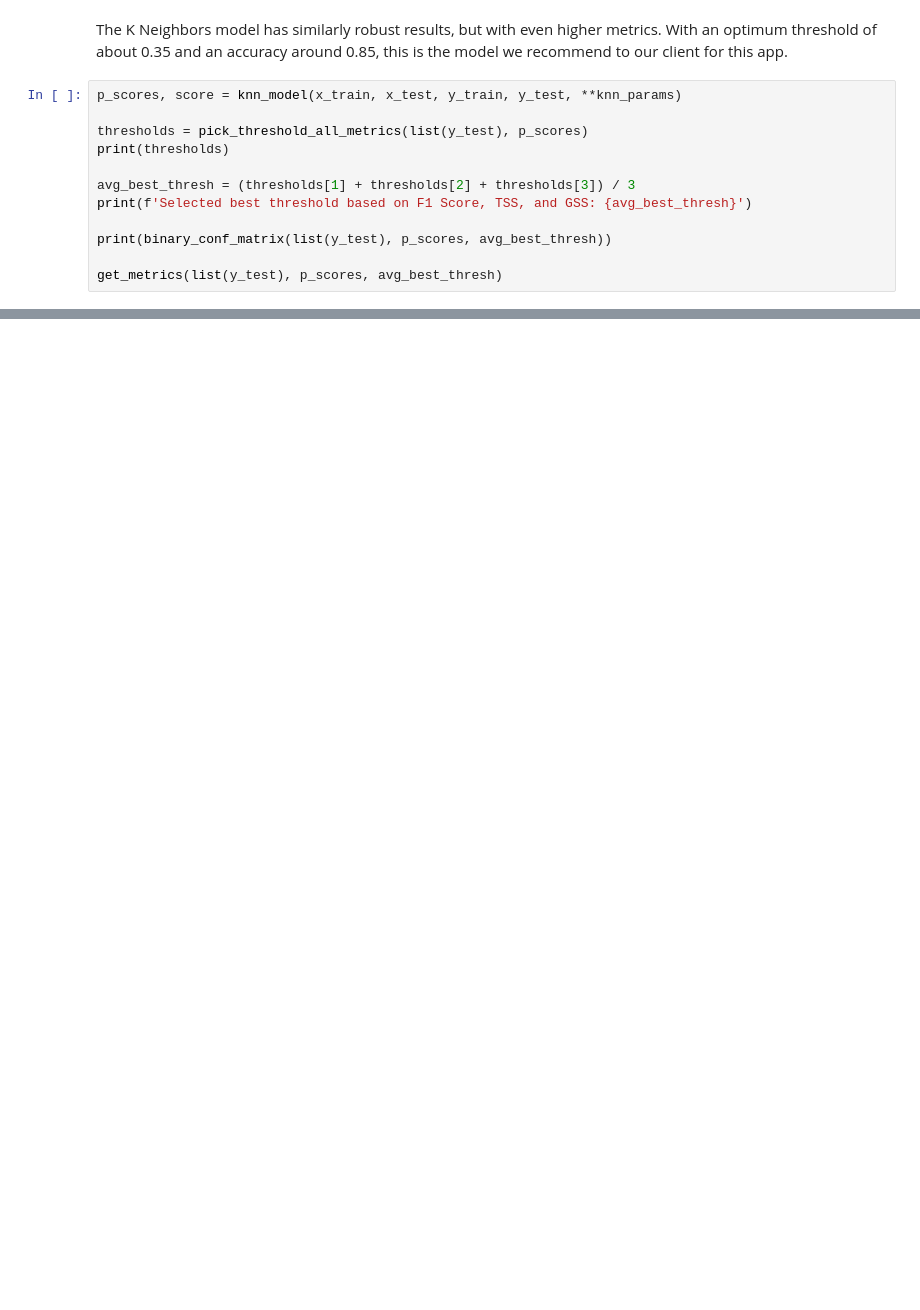
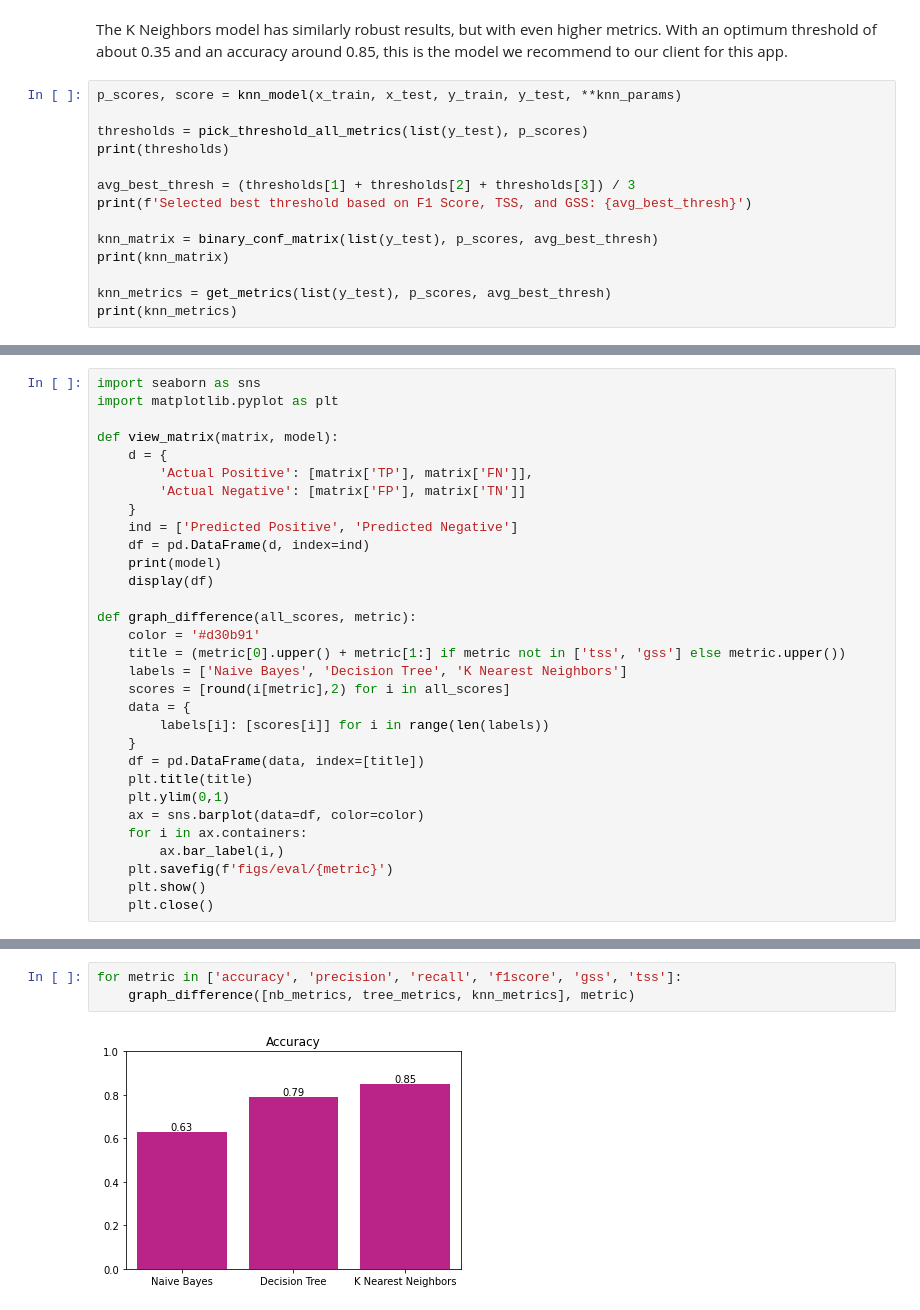
Before and after one commit to cedwards57/thanks-cupid, a Jupyter notebook: modeling.ipynb, the cells around one changed output, grey strips where cells are left out. Drawn from its saved outputs; the diff is of its cells as text; blank space fills up the shorter version.

Commit message:
eval graphs

```diff
--- a/modeling.ipynb
+++ b/modeling.ipynb
@@ -307,9 +301,11 @@ print(thresholds)
 avg_best_thresh = (thresholds[1] + thresholds[2] + thresholds[3]) / 3
 print(f'Selected best threshold based on F1 Score, TSS, and GSS: {avg_best_thresh}')
 
-print(binary_conf_matrix(list(y_test), p_scores, avg_best_thresh))
+knn_matrix = binary_conf_matrix(list(y_test), p_scores, avg_best_thresh)
+print(knn_matrix)
 
-get_metrics(list(y_test), p_scores, avg_best_thresh)
+knn_metrics = get_metrics(list(y_test), p_scores, avg_best_thresh)
+print(knn_metrics)
 # %% [output]
 [0.42, 0.42, 0.21, 0.42]
 Selected best threshold based on F1 Score, TSS, and GSS: 0.35000000000000003
@@ -322,0 +316,31 @@ Selected best threshold based on F1 Score, TSS, and GSS: 0.35000000000000003
+# %%
+import seaborn as sns
+import matplotlib.pyplot as plt
+
+def view_matrix(matrix, model):
+    d = {
+        'Actual Positive': [matrix['TP'], matrix['FN']],
+        'Actual Negative': [matrix['FP'], matrix['TN']]
+    }
+    ind = ['Predicted Positive', 'Predicted Negative']
+    df = pd.DataFrame(d, index=ind)
+    print(model)
+    display(df)
+
+def graph_difference(all_scores, metric):
+    color = '#d30b91'
+    title = (metric[0].upper() + metric[1:] if metric not in ['tss', 'gss'] else metric.upper())
+    labels = ['Naive Bayes', 'Decision Tree', 'K Nearest Neighbors']
+    scores = [round(i[metric],2) for i in all_scores]
+    data = {
+        labels[i]: [scores[i]] for i in range(len(labels))
+    }
+    df = pd.DataFrame(data, index=[title])
+    plt.title(title)
+    plt.ylim(0,1)
+    ax = sns.barplot(data=df, color=color)
+    for i in ax.containers:
+        ax.bar_label(i,)
+    plt.savefig(f'figs/eval/{metric}')
+    plt.show()
+    plt.close()
@@ -322,0 +363,5 @@ Selected best threshold based on F1 Score, TSS, and GSS: 0.35000000000000003
+# %%
+for metric in ['accuracy', 'precision', 'recall', 'f1score', 'gss', 'tss']:
+    graph_difference([nb_metrics, tree_metrics, knn_metrics], metric)
+# %% [output]
+[figure, added]
```
Also changed, not shown: parts of 7 cells of this notebook, 6 other files.
